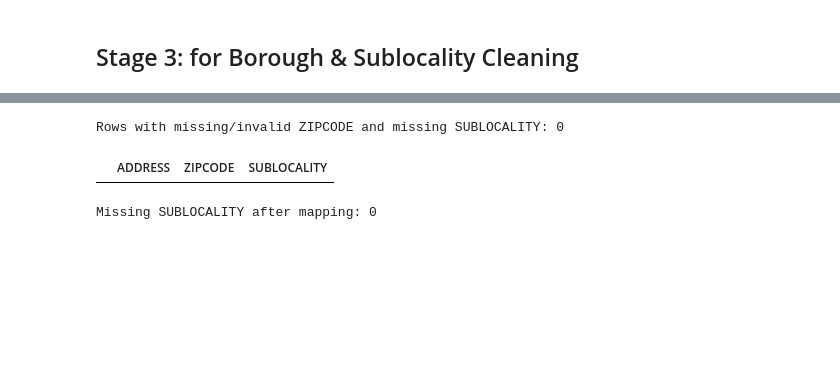
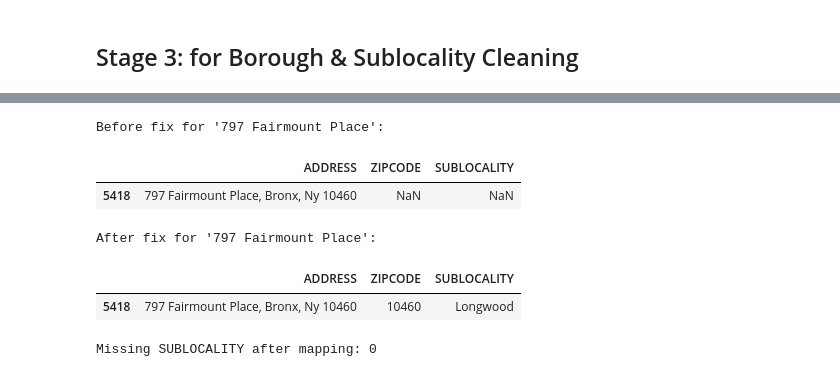
Before and after one commit to MarwaBS/nyc-real-estate-predictor, a Jupyter notebook: Data_Cleaning_Processing.ipynb, the cells around one changed output, grey strips where cells are left out. Drawn from its saved outputs; the diff is of its cells as text; code cells hidden in the pictures; blank space fills up the shorter version.

```diff
--- a/Data_Cleaning_Processing.ipynb
+++ b/Data_Cleaning_Processing.ipynb
@@ -127,3 +176,21 @@ def _drop_locality(df: pd.DataFrame) -> pd.DataFrame:
             df.drop(columns=[col], inplace=True)
     log_step('drop_locality_cols', df)
     return df
+# %%
+# --- Step 1: Numeric Conversion ---
+numeric_cols = ['PRICE', 'BEDS', 'BATH', 'PROPERTYSQFT']
+for col in numeric_cols:
+    if col in raw_df.columns:
+        raw_df[col] = pd.to_numeric(raw_df[col], errors='coerce')
+
+# --- Step 2: Remove Land Rows (BATH == 0) ---
+if 'BATH' in raw_df.columns:
+    pre_drop = len(raw_df)
+    land_mask = raw_df['BATH'] == 0
+    dropped_land = raw_df[land_mask]
+    raw_df = raw_df[~land_mask].copy()
+    post_drop = len(raw_df)
+    print(f"Dropped {pre_drop - post_drop} rows with BATH == 0 (land, not house)")
+    if not dropped_land.empty:
+        print("Sample dropped rows:")
+        display(dropped_land.head(5))
@@ -531,16 +645,30 @@ Sample rows with assigned SUBLOCALITY:
 # %%
-# Investigate rows with missing or invalid ZIPCODE (e.g., '00nan') and missing SUBLOCALITY
-invalid_zip_mask = (merged_df['ZIPCODE'].isna() | (merged_df['ZIPCODE'].str.strip() == '') | (merged_df['ZIPCODE'] == '00nan'))
-missing_subloc_mask = merged_df['SUBLOCALITY'].isna() | (merged_df['SUBLOCALITY'].astype(str).str.strip() == '')
-problem_mask = invalid_zip_mask & missing_subloc_mask
-print(f"Rows with missing/invalid ZIPCODE and missing SUBLOCALITY: {problem_mask.sum()}")
-display(merged_df.loc[problem_mask, ['ADDRESS', 'ZIPCODE', 'SUBLOCALITY']])
+# --- Check and fix ZIPCODE and SUBLOCALITY for '797 Fairmount Place' ---
+target_address = '797 Fairmount Place'
+row_mask = merged_df['ADDRESS'].str.contains(target_address, case=False, na=False)
+print(f"Before fix for '{target_address}':")
+display(merged_df.loc[row_mask, ['ADDRESS', 'ZIPCODE', 'SUBLOCALITY']])
 
-# --- Correction for specific row ---
-fix_mask = merged_df['ADDRESS'].str.contains('797 Fairmount Place', case=False, na=False)
-merged_df.loc[fix_mask, 'ZIPCODE'] = '10460'
-merged_df.loc[fix_mask, 'SUBLOCALITY'] = 'Longwood'
+# If missing, extract ZIPCODE from ADDRESS_RAW or ADDRESS
+if 'ADDRESS_RAW' in merged_df.columns:
+    zip_extracted = merged_df.loc[row_mask, 'ADDRESS_RAW'].str.extract(r'(\d{5})(?!\d)', expand=False)
+else:
+    zip_extracted = merged_df.loc[row_mask, 'ADDRESS'].str.extract(r'(\d{5})(?!\d)', expand=False)
+
+if merged_df.loc[row_mask, 'ZIPCODE'].isna().any() or (merged_df.loc[row_mask, 'ZIPCODE'].astype(str).str.strip() == '').any():
+    merged_df.loc[row_mask, 'ZIPCODE'] = zip_extracted
+
+# Fill SUBLOCALITY if ZIPCODE is now available and in mapping
+if 'zip_to_subloc_compact' in globals():
+    merged_df.loc[row_mask, 'SUBLOCALITY'] = merged_df.loc[row_mask, 'ZIPCODE'].map(zip_to_subloc_compact)
+
+print(f"After fix for '{target_address}':")
+display(merged_df.loc[row_mask, ['ADDRESS', 'ZIPCODE', 'SUBLOCALITY']])
 # %% [output]
-Rows with missing/invalid ZIPCODE and missing SUBLOCALITY: 0
+Before fix for '797 Fairmount Place':
 |  | ADDRESS | ZIPCODE | SUBLOCALITY |
+| 5418 | 797 Fairmount Place, Bronx, Ny 10460 | NaN | NaN |
+After fix for '797 Fairmount Place':
+|  | ADDRESS | ZIPCODE | SUBLOCALITY |
+| 5418 | 797 Fairmount Place, Bronx, Ny 10460 | 10460 | Longwood |
 # %%
```
Also changed, not shown: parts of 18 cells of this notebook.
